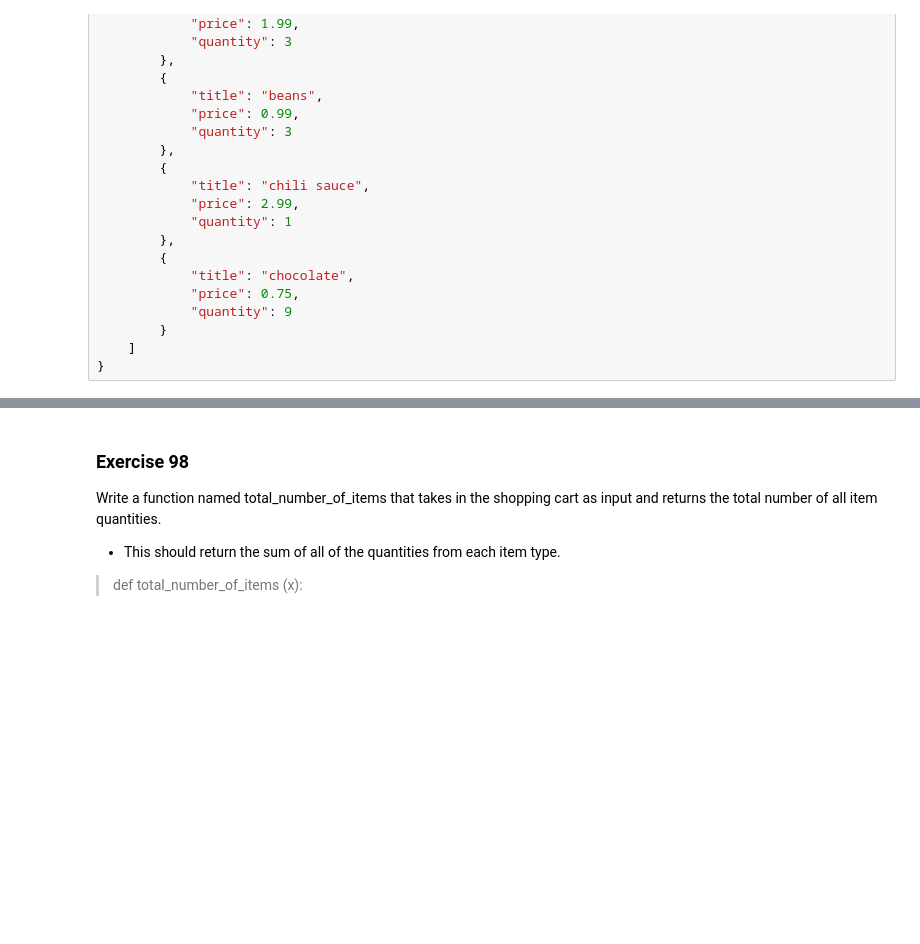
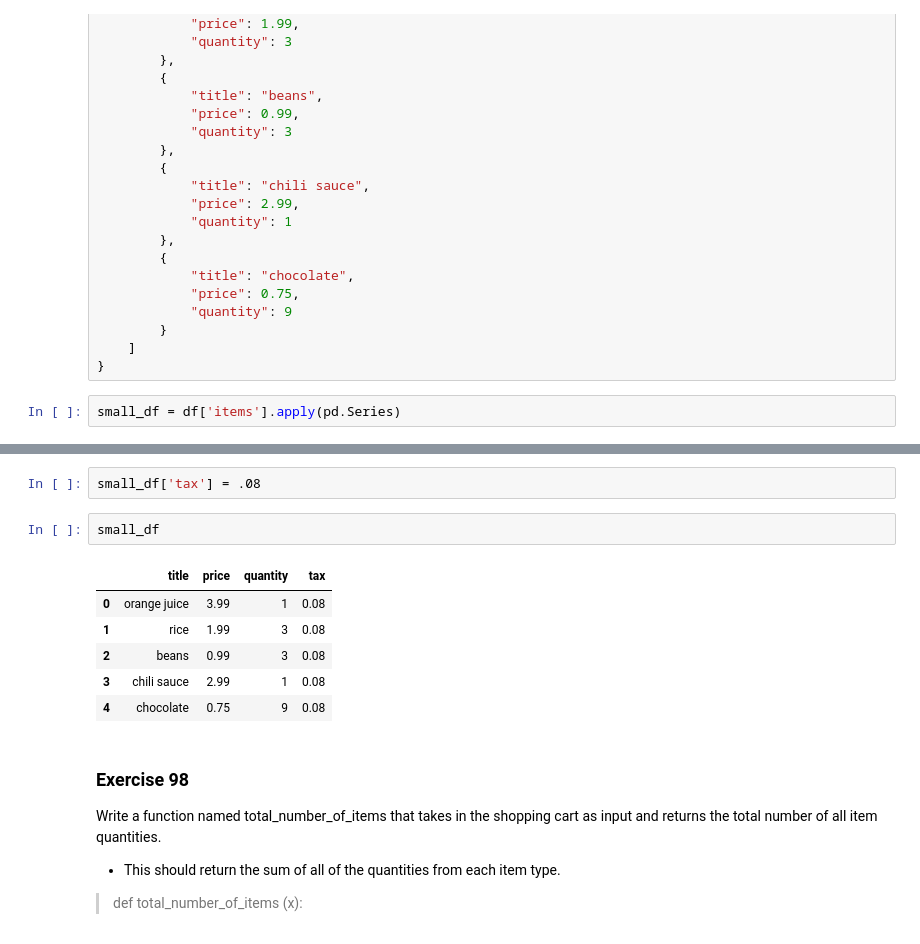
Before and after one commit to faithkane3/e_python, a Jupyter notebook: python_101_exercises.ipynb, the cells around one changed output, grey strips where cells are left out. Saved outputs shown, nothing was run; the diff lists cells and outputs as text; blank space fills up the shorter version.

```diff
--- a/python_101_exercises.ipynb
+++ b/python_101_exercises.ipynb
@@ -65,3 +119,5 @@ shopping_cart = {
         }
     ]
 }
+# %%
+small_df = df['items'].apply(pd.Series)
@@ -68,3 +131,14 @@ shopping_cart = {
+# %%
+small_df['tax'] = .08
+# %%
+small_df
+# %% [output]
+|  | title | price | quantity | tax |
+| 0 | orange juice | 3.99 | 1 | 0.08 |
+| 1 | rice | 1.99 | 3 | 0.08 |
+| 2 | beans | 0.99 | 3 | 0.08 |
+| 3 | chili sauce | 2.99 | 1 | 0.08 |
+| 4 | chocolate | 0.75 | 9 | 0.08 |
 # %% [markdown]
 ### Exercise 98
 
```
Also changed, not shown: parts of 7 cells of this notebook, 3 other files.
